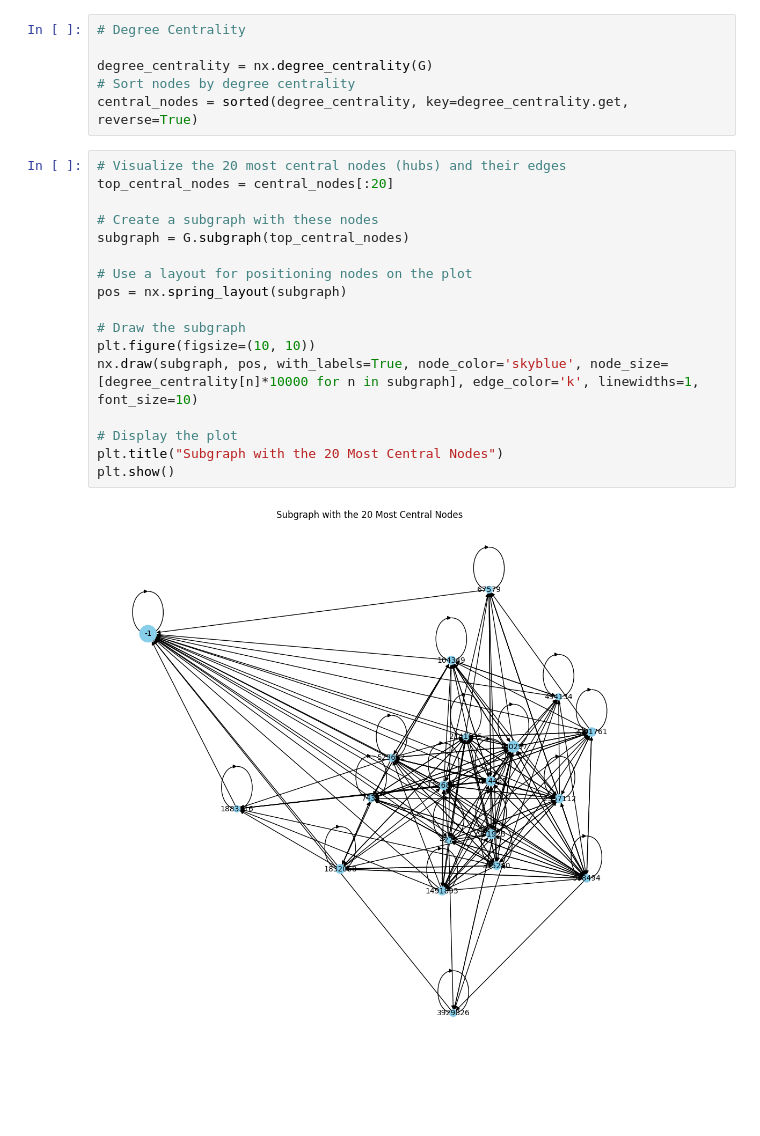
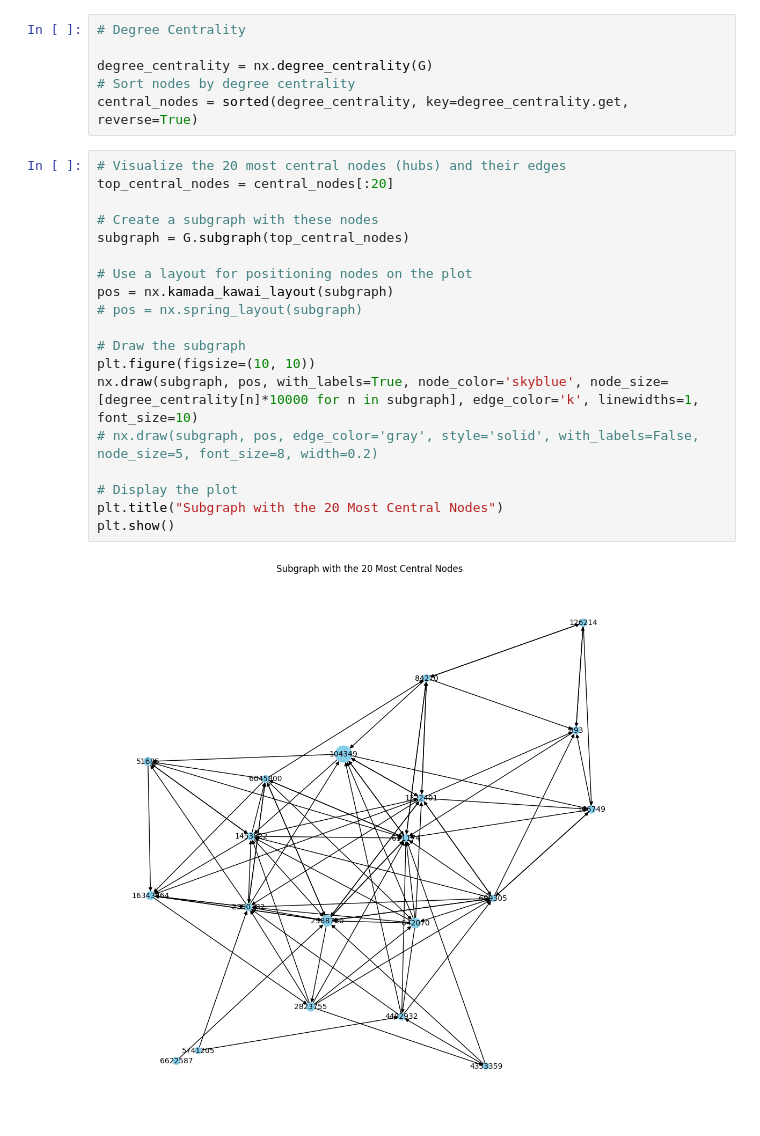
Before and after one commit to pierrehogenhaug/compToolsForDSProject, a Jupyter notebook: notebooks/analyze_network.ipynb, the cells around one changed output. Saved outputs shown, nothing was run; the diff lists cells and outputs as text; blank space fills up the shorter version.

```diff
--- a/notebooks/analyze_network.ipynb
+++ b/notebooks/analyze_network.ipynb
@@ -95,19 +160,21 @@ central_nodes = sorted(degree_centrality, key=degree_centrality.get, reverse=Tru
 # %%
 # Visualize the 20 most central nodes (hubs) and their edges
 top_central_nodes = central_nodes[:20]
 
 # Create a subgraph with these nodes
 subgraph = G.subgraph(top_central_nodes)
 
 # Use a layout for positioning nodes on the plot
-pos = nx.spring_layout(subgraph)
+pos = nx.kamada_kawai_layout(subgraph)
+# pos = nx.spring_layout(subgraph)
 
 # Draw the subgraph
 plt.figure(figsize=(10, 10))
 nx.draw(subgraph, pos, with_labels=True, node_color='skyblue', node_size=[degree_centrality[n]*10000 for n in subgraph], edge_color='k', linewidths=1, font_size=10)
+# nx.draw(subgraph, pos, edge_color='gray', style='solid', with_labels=False, node_size=5, font_size=8, width=0.2)
 
 # Display the plot
 plt.title("Subgraph with the 20 Most Central Nodes")
 plt.show()
 # %% [output]
-[figure, old version]
+[figure, new version]
```
Also changed, not shown: parts of 11 cells of this notebook, 2 other files.
